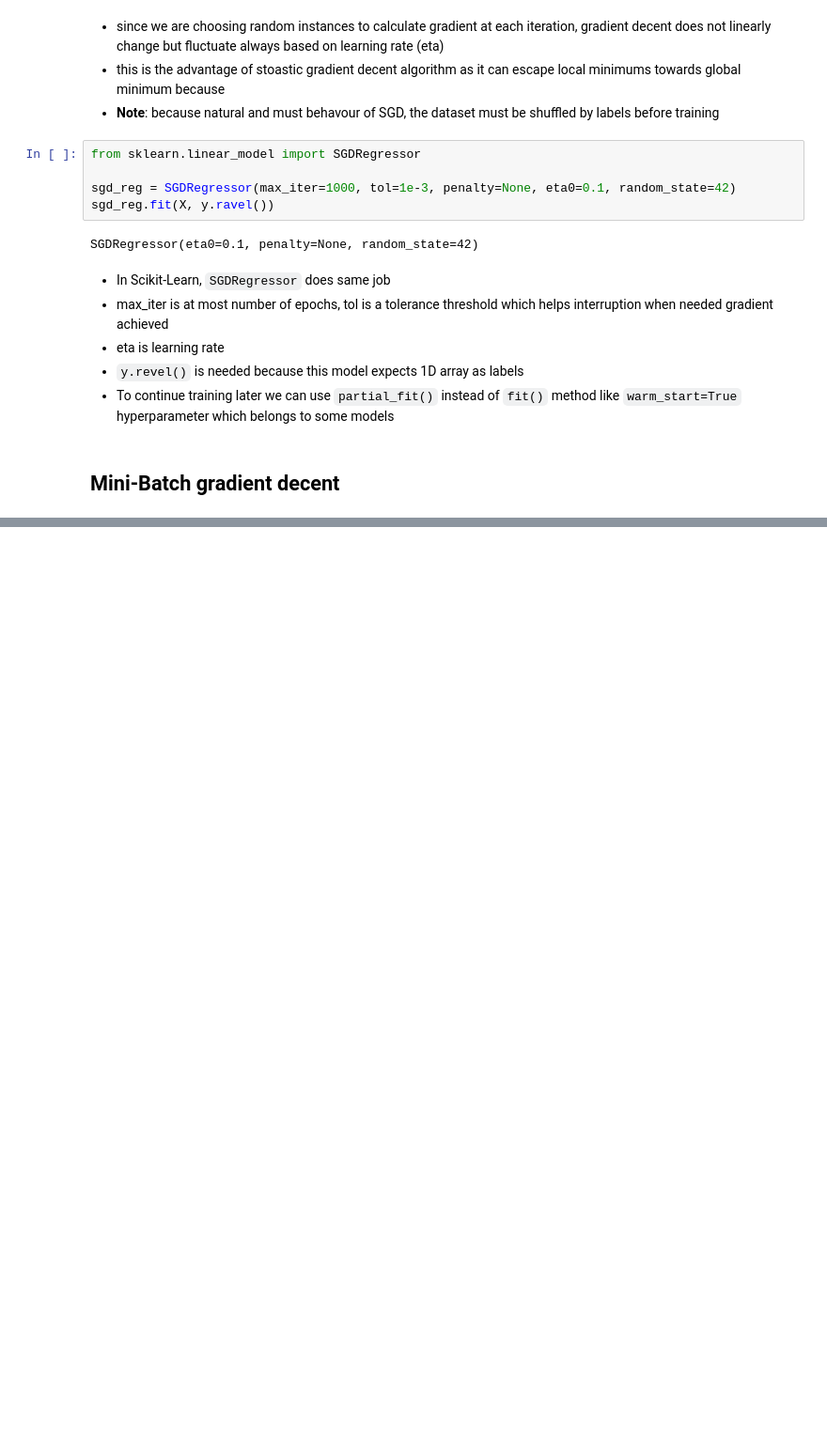
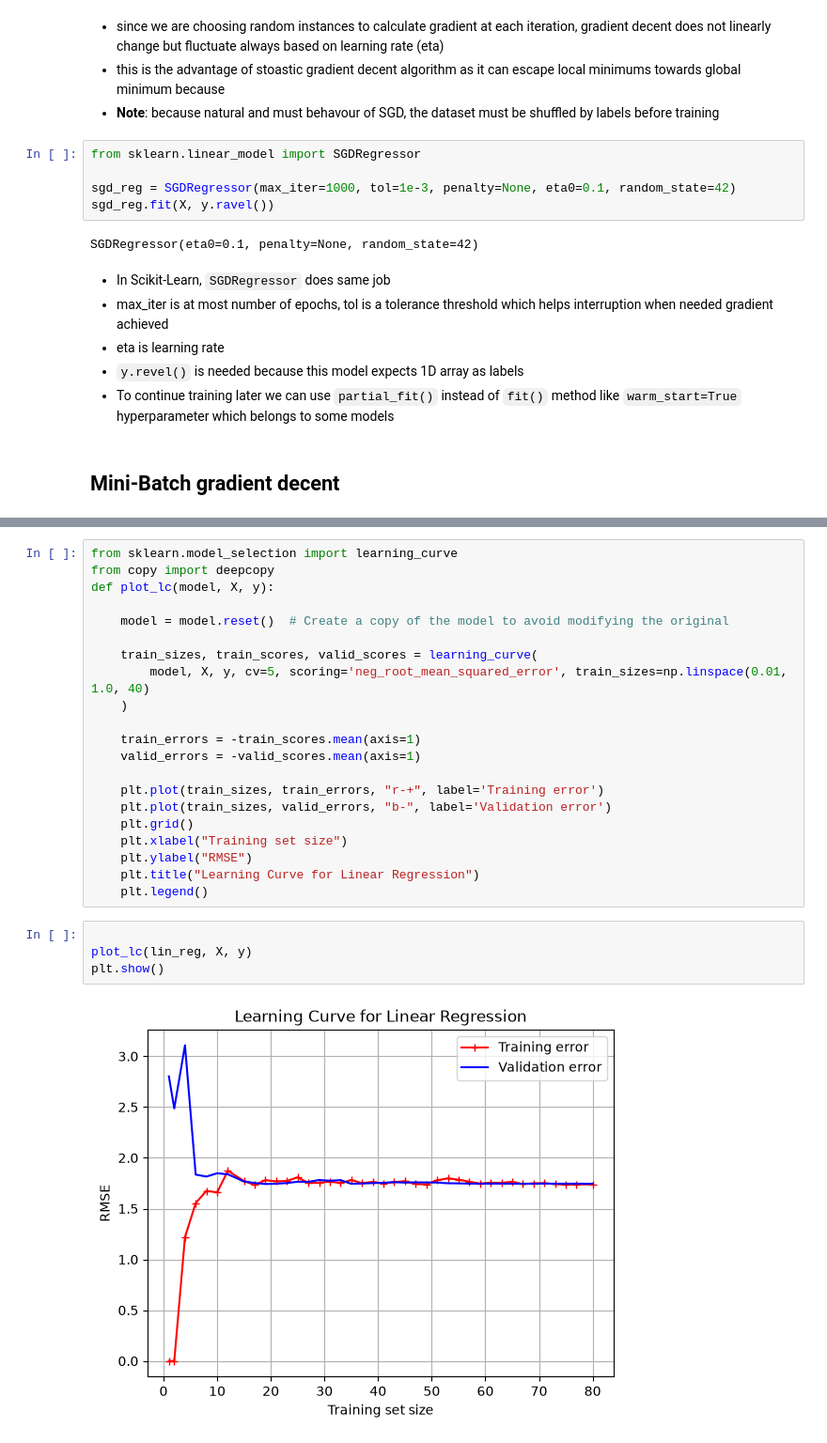
Before and after one commit to yusufjonc07/ML, a Jupyter notebook: experiments/TrainingModels.ipynb, the cells around one changed output, grey strips where cells are left out. Shown at 94% size. Drawn from its saved outputs; the diff is of its cells as text; blank space fills up the shorter version.

```diff
--- a/experiments/TrainingModels.ipynb
+++ b/experiments/TrainingModels.ipynb
@@ -180,0 +253,27 @@ SGDRegressor(eta0=0.1, penalty=None, random_state=42)
+# %%
+from sklearn.model_selection import learning_curve
+from copy import deepcopy
+def plot_lc(model, X, y):
+
+    model = model.reset()  # Create a copy of the model to avoid modifying the original
+
+    train_sizes, train_scores, valid_scores = learning_curve(
+        model, X, y, cv=5, scoring='neg_root_mean_squared_error', train_sizes=np.linspace(0.01, 1.0, 40)
+    )
+
+    train_errors = -train_scores.mean(axis=1)
+    valid_errors = -valid_scores.mean(axis=1)
+
+    plt.plot(train_sizes, train_errors, "r-+", label='Training error')
+    plt.plot(train_sizes, valid_errors, "b-", label='Validation error')
+    plt.grid()
+    plt.xlabel("Training set size")
+    plt.ylabel("RMSE")
+    plt.title("Learning Curve for Linear Regression")
+    plt.legend()
+# %%
+
+plot_lc(lin_reg, X, y)
+plt.show()
+# %% [output]
+[figure, added]
```
Also changed, not shown: parts of 9 cells of this notebook.
